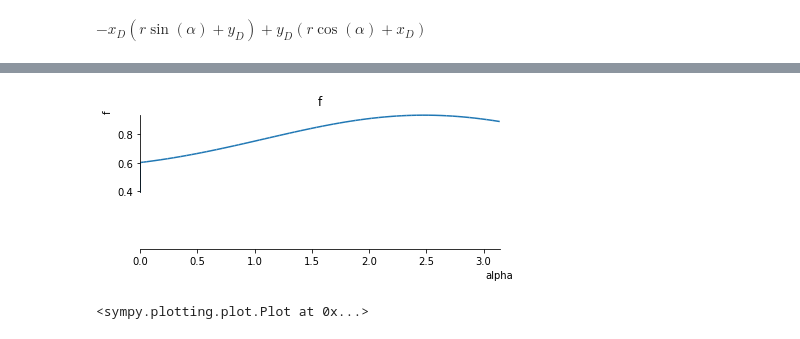
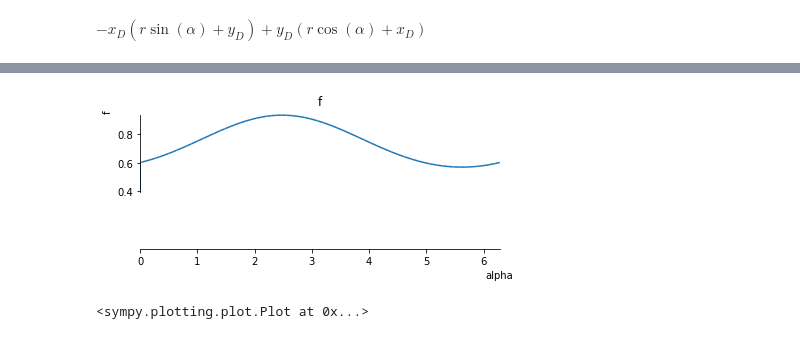
Before and after one commit to alessandro-gentilini/alessandro-gentilini.github.io, a Jupyter notebook: eccentric_annulus/eccentric_annulus.ipynb, the cells around one changed output, grey strips where cells are left out. Cells and saved outputs as stored; diff of their text form; code cells hidden in the pictures.

```diff
--- a/eccentric_annulus/eccentric_annulus.ipynb
+++ b/eccentric_annulus/eccentric_annulus.ipynb
@@ -39,3 +43,7 @@ def x_A():
 x_A()
 # %% [output]
 $\displaystyle \frac{r \sqrt{R^{2} \left(r^{2} \sin^{2}{\left(\alpha \right)} + r^{2} \cos^{2}{\left(\alpha \right)}\right) - \left(- x_{D} \left(r \sin{\left(\alpha \right)} + y_{D}\right) + y_{D} \left(r \cos{\left(\alpha \right)} + x_{D}\right)\right)^{2}} \cos{\left(\alpha \right)} \operatorname{sign}{\left(r \sin{\left(\alpha \right)} \right)} - r \left(- x_{D} \left(r \sin{\left(\alpha \right)} + y_{D}\right) + y_{D} \left(r \cos{\left(\alpha \right)} + x_{D}\right)\right) \sin{\left(\alpha \right)}}{r^{2} \sin^{2}{\left(\alpha \right)} + r^{2} \cos^{2}{\left(\alpha \right)}}$
+# %%
+def x_B():
+    return (D()*d_y()-sign(d_y())*d_x()*sqrt(R**2*d_r()**2-D()**2))/(d_r()**2)
+x_B()
@@ -42,6 +52,10 @@ $\displaystyle \frac{r \sqrt{R^{2} \left(r^{2} \sin^{2}{\left(\alpha \right)} +
 # %%
 def y_A():
-    return (-D()*d_x()+abs(d_y())*sqrt(R**2*d_r()**2-D()**2))/(d_r()**2)
+    return (-D()*d_x()+Abs(d_y())*sqrt(R**2*d_r()**2-D()**2))/(d_r()**2)
 y_A()
 # %% [output]
 $\displaystyle \frac{- r \left(x_{D} \left(r \sin{\left(\alpha \right)} + y_{D}\right) - y_{D} \left(r \cos{\left(\alpha \right)} + x_{D}\right)\right) \cos{\left(\alpha \right)} + \sqrt{R^{2} \left(r^{2} \sin^{2}{\left(\alpha \right)} + r^{2} \cos^{2}{\left(\alpha \right)}\right) - \left(- x_{D} \left(r \sin{\left(\alpha \right)} + y_{D}\right) + y_{D} \left(r \cos{\left(\alpha \right)} + x_{D}\right)\right)^{2}} \left|{r \sin{\left(\alpha \right)}}\right|}{r^{2} \sin^{2}{\left(\alpha \right)} + r^{2} \cos^{2}{\left(\alpha \right)}}$
+# %%
+def y_B():
+    return (-D()*d_x()-Abs(d_y())*sqrt(R**2*d_r()**2-D()**2))/(d_r()**2)
+y_B()
@@ -48,5 +64,5 @@ $\displaystyle \frac{- r \left(x_{D} \left(r \sin{\left(\alpha \right)} + y_{D}\
 # %%
 def f():
-    return sqrt((x_A()-x_1())**2+(y_A()-y_1())**2)
+    return Min(sqrt((x_A()-x_1())**2+(y_A()-y_1())**2),sqrt((x_B()-x_1())**2+(y_B()-y_1())**2))
 f()
 # %% [output]
@@ -79,5 +92,5 @@ $\displaystyle 0.991777736623067 \sqrt{\left(- \sqrt{- 0.0161372950819672 \sin{\
 # %%
-plot(f(),(alpha,0,pi),xlabel='alpha',ylabel='f',axis_center=(0,0),title='f')
+plot(f(),(alpha,0,2*pi),xlabel='alpha',ylabel='f',axis_center=(0,0),title='f')
 # %% [output]
-[figure, old version]
+[figure, new version]
 <sympy.plotting.plot.Plot at 0x...>
```
Also changed, not shown: parts of 10 cells of this notebook.
